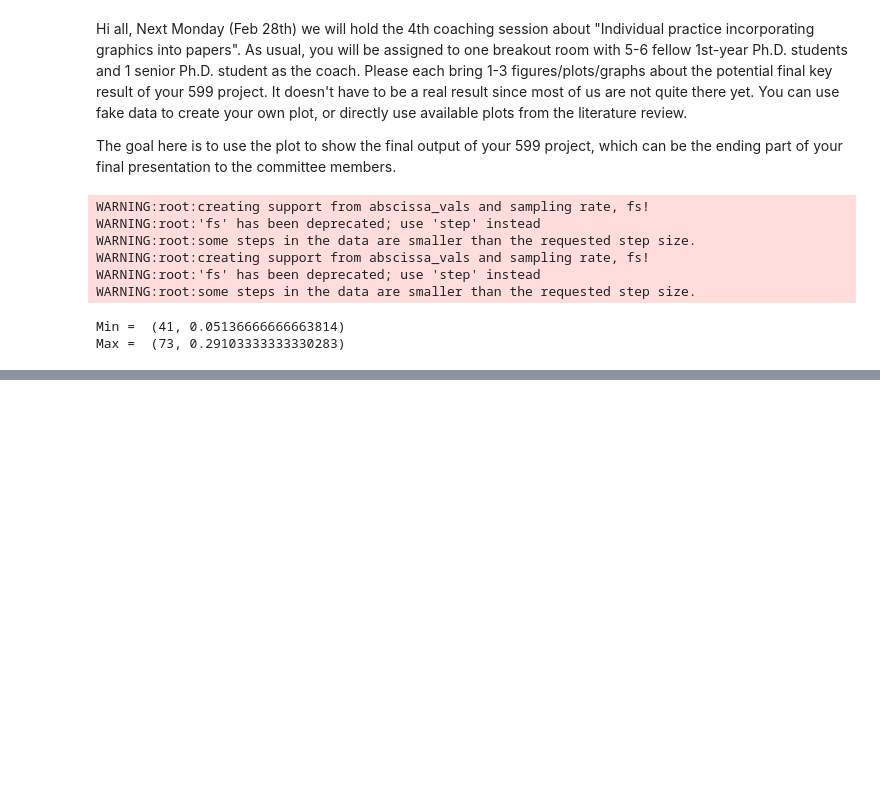
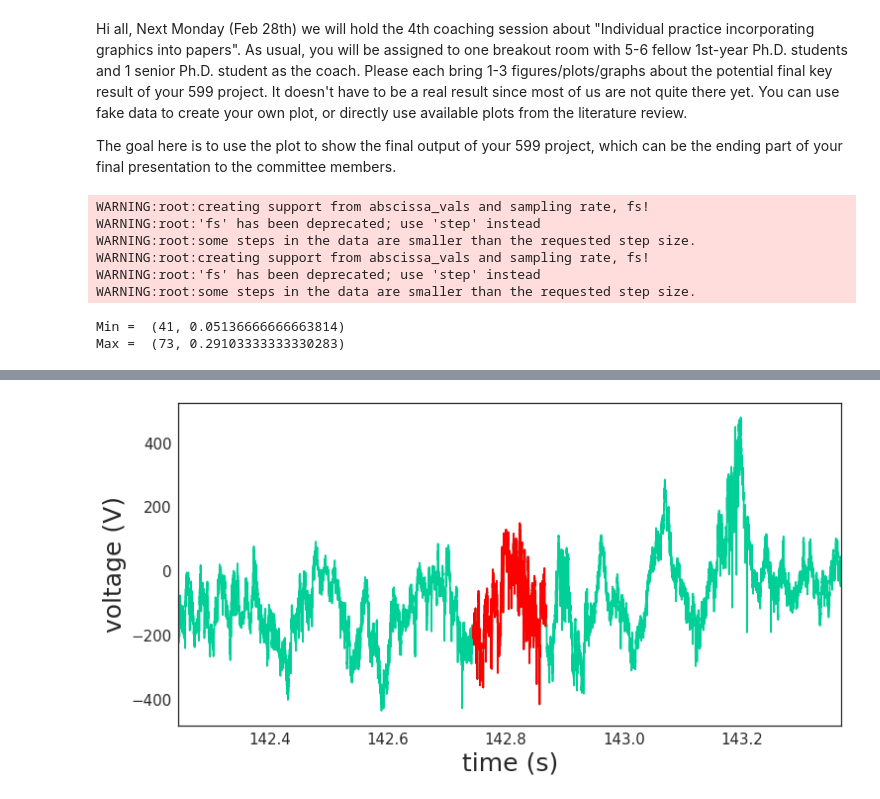
Before and after one commit to kaylav/klabcode, a Jupyter notebook: 599 Figure Feb 28.ipynb, the cells around one changed output, grey strips where cells are left out. Saved outputs shown, nothing was run; the diff lists cells and outputs as text; code cells hidden in the pictures; blank space fills up the shorter version.

```diff
--- a/599 Figure Feb 28.ipynb
+++ b/599 Figure Feb 28.ipynb
@@ -77,7 +77,7 @@ def extract_ripples(asa):
     timebounds[:, 1] += 1/env.fs
     return nel.EpochArray(timebounds)
 
-# ripple_epochs = extract_ripples(asa1)
+ripple_epochs1 = extract_ripples(asa1)
 
 ripple_epochs26 = extract_ripples(asa26)
 # %%
@@ -190,0 +114,5 @@ WARNING:matplotlib.font_manager:findfont: Font family ['Universalis ADF Std'] no
+# %%
+rippleNum = 23
+npl.plot(asa1[ripple_epochs1[rippleNum].expand(0.5)])
+npl.plot(asa1[ripple_epochs1[rippleNum]],color='red')
+# %% [output]
@@ -190,0 +121 @@ WARNING:matplotlib.font_manager:findfont: Font family ['Universalis ADF Std'] no
+[figure, added]
```
Also changed, not shown: parts of 16 cells of this notebook.
